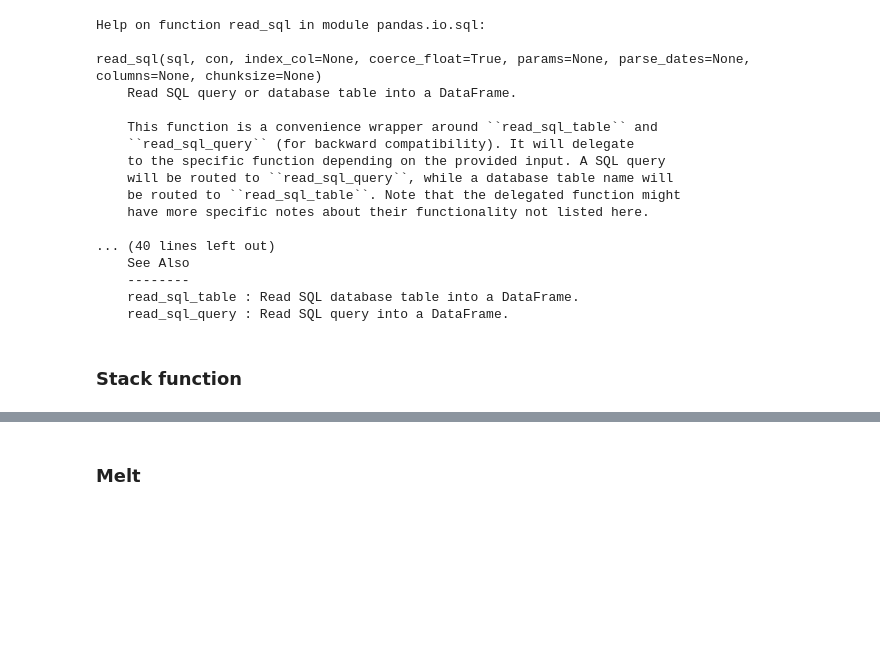
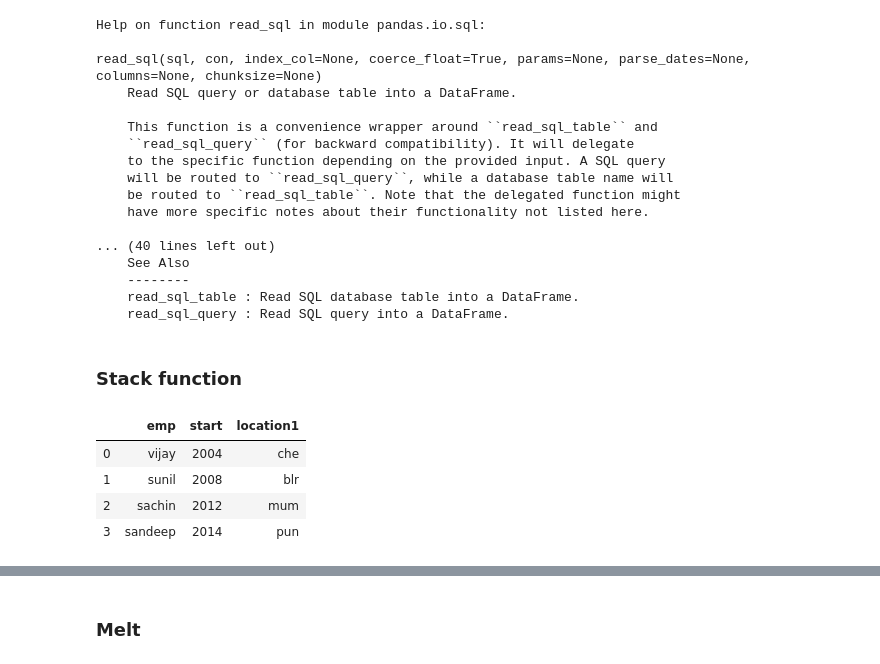
Before and after one commit to p-s-vishnu/AI-Checklist, a Jupyter notebook: DSE/Week-2-Libraries/Day3/Day7.ipynb, the cells around one changed output, grey strips where cells are left out. Cells and saved outputs as stored; diff of their text form; code cells hidden in the pictures; blank space fills up the shorter version.

```diff
--- a/DSE/Week-2-Libraries/Day3/Day7.ipynb
+++ b/DSE/Week-2-Libraries/Day3/Day7.ipynb
@@ -241,3 +268,11 @@ read_sql(sql, con, index_col=None, coerce_float=True, params=None, parse_dates=N
     read_sql_query : Read SQL query into a DataFrame.
 # %% [markdown]
 ### Stack function
+# %%
+df2
+# %% [output]
+|  | emp | start | location1 |
+| 0 | vijay | 2004 | che |
+| 1 | sunil | 2008 | blr |
+| 2 | sachin | 2012 | mum |
+| 3 | sandeep | 2014 | pun |
```
Also changed, not shown: parts of 44 cells of this notebook, 3 other files.
